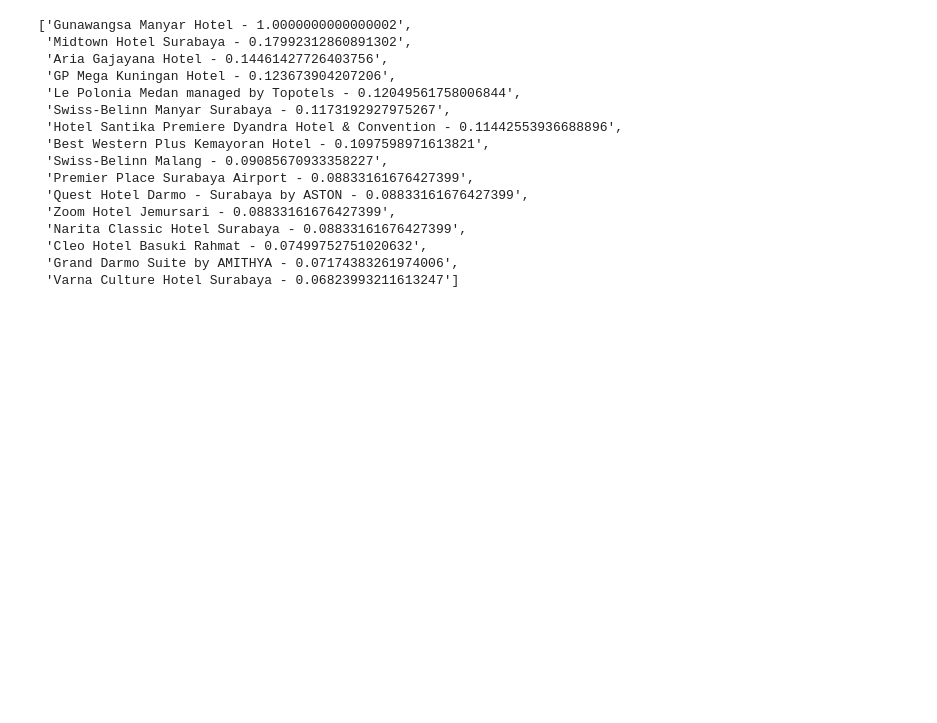
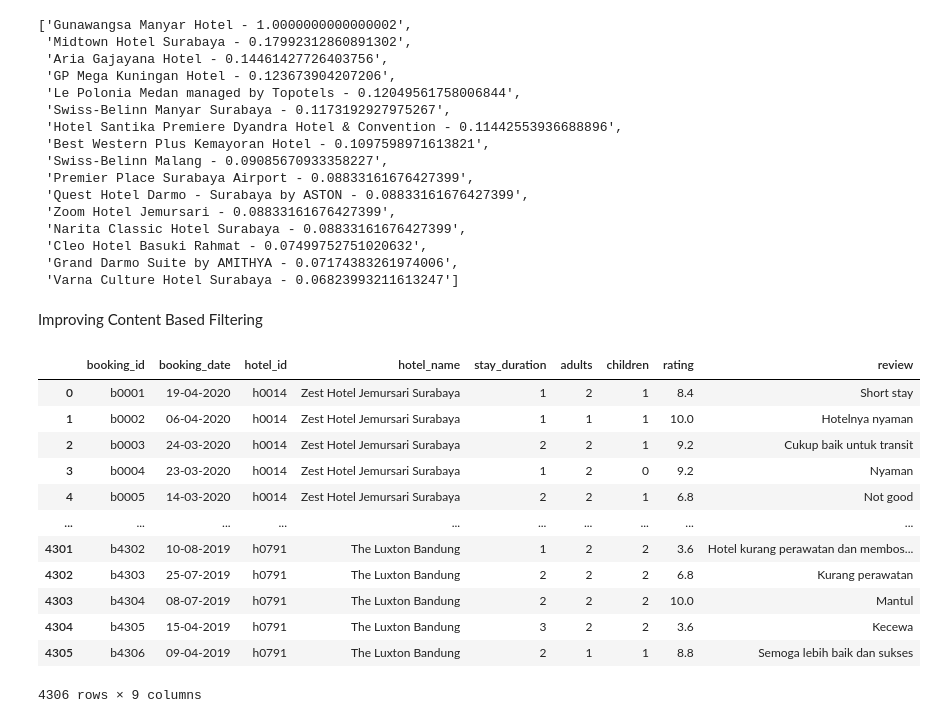
Before and after one commit to firarru/Text-Mining, a Jupyter notebook: System_Recomendation.ipynb, the cells around one changed output. Drawn from its saved outputs; the diff is of its cells as text; code cells hidden in the pictures; blank space fills up the shorter version.

```diff
--- a/System_Recomendation.ipynb
+++ b/System_Recomendation.ipynb
@@ -176,3 +161,22 @@ recommendations('Gunawangsa Manyar Hotel', 15)
  'Cleo Hotel Basuki Rahmat - 0.07499752751020632',
  'Grand Darmo Suite by AMITHYA - 0.07174383261974006',
  'Varna Culture Hotel Surabaya - 0.06823993211613247']
+# %% [markdown]
+Improving Content Based Filtering
+# %%
+df_review = pd.read_excel('https://raw.githubusercontent.com/firarru/Text-Mining/main/Dataset/review_hotel.xlsx')
+df_review
+# %% [output]
+|  | booking_id | booking_date | hotel_id | hotel_name | stay_duration | adults | children | rating | review |
+| 0 | b0001 | 19-04-2020 | h0014 | Zest Hotel Jemursari Surabaya | 1 | 2 | 1 | 8.4 | Short stay |
+| 1 | b0002 | 06-04-2020 | h0014 | Zest Hotel Jemursari Surabaya | 1 | 1 | 1 | 10.0 | Hotelnya nyaman |
+| 2 | b0003 | 24-03-2020 | h0014 | Zest Hotel Jemursari Surabaya | 2 | 2 | 1 | 9.2 | Cukup baik untuk transit |
+| 3 | b0004 | 23-03-2020 | h0014 | Zest Hotel Jemursari Surabaya | 1 | 2 | 0 | 9.2 | Nyaman |
+| 4 | b0005 | 14-03-2020 | h0014 | Zest Hotel Jemursari Surabaya | 2 | 2 | 1 | 6.8 | Not good |
+| ... | ... | ... | ... | ... | ... | ... | ... | ... | ... |
+| 4301 | b4302 | 10-08-2019 | h0791 | The Luxton Bandung | 1 | 2 | 2 | 3.6 | Hotel kurang perawatan dan membos... |
+| 4302 | b4303 | 25-07-2019 | h0791 | The Luxton Bandung | 2 | 2 | 2 | 6.8 | Kurang perawatan |
+| 4303 | b4304 | 08-07-2019 | h0791 | The Luxton Bandung | 2 | 2 | 2 | 10.0 | Mantul |
+| 4304 | b4305 | 15-04-2019 | h0791 | The Luxton Bandung | 3 | 2 | 2 | 3.6 | Kecewa |
+| 4305 | b4306 | 09-04-2019 | h0791 | The Luxton Bandung | 2 | 1 | 1 | 8.8 | Semoga lebih baik dan sukses |
+4306 rows × 9 columns
```
Also changed, not shown: parts of 17 cells of this notebook.
